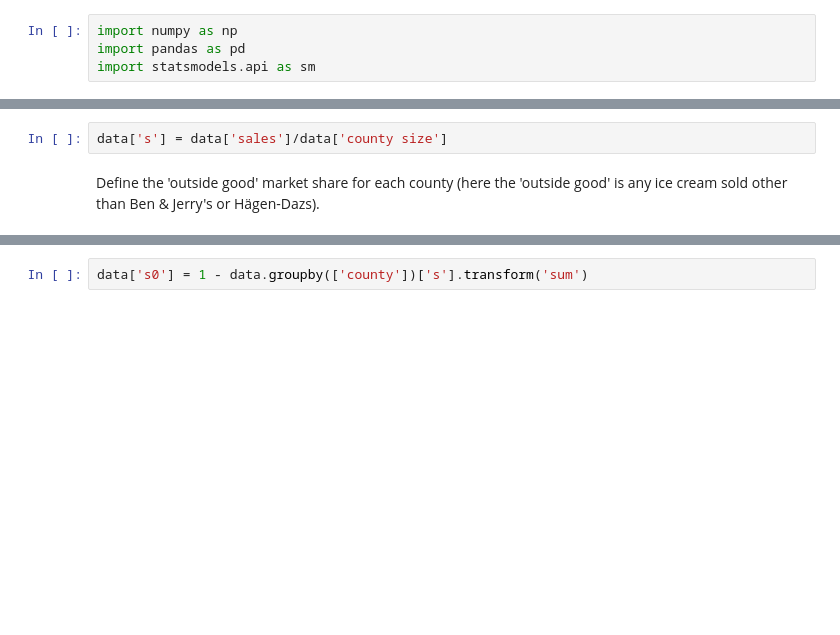
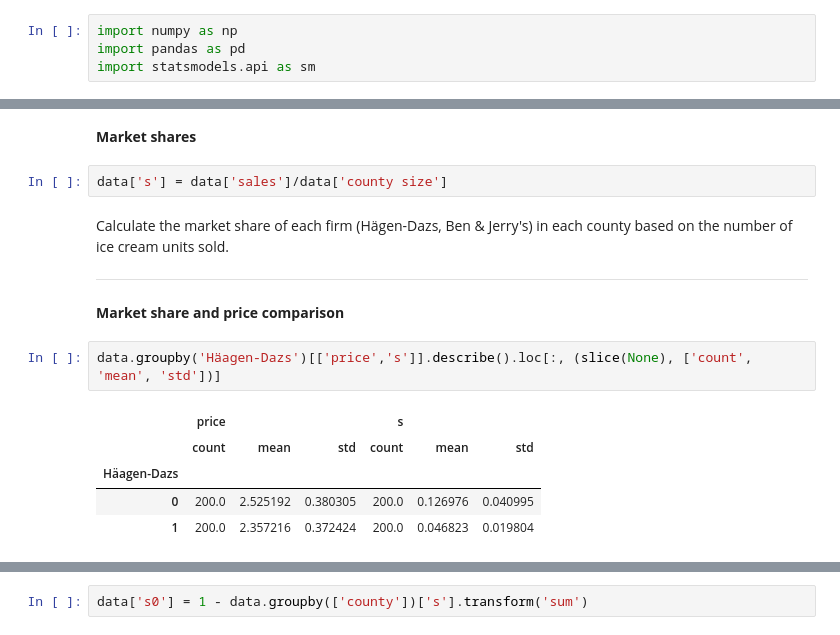
Before and after one commit to floriandendorfer/demand-estimation, a Jupyter notebook: code.ipynb, the cells around one changed output, grey strips where cells are left out. Saved outputs shown, nothing was run; the diff lists cells and outputs as text; blank space fills up the shorter version.

```diff
--- a/code.ipynb
+++ b/code.ipynb
@@ -18,4 +74,19 @@ Define the market share of each firm (Ben & Jerry's, Hägen-Dazs) in each county
+# %% [markdown]
+**Market shares**
 # %%
 data['s'] = data['sales']/data['county size']
-# %% [markdown]
-Define the 'outside good' market share for each county (here the 'outside good' is any ice cream sold other than Ben & Jerry's or Hägen-Dazs).
+# %% [markdown]
+Calculate the market share of each firm (Hägen-Dazs, Ben & Jerry's) in each county based on the number of ice cream units sold.
+
+
+---
+# %% [markdown]
+**Market share and price comparison**
+# %%
+data.groupby('Häagen-Dazs')[['price','s']].describe().loc[:, (slice(None), ['count', 'mean', 'std'])]
+# %% [output]
+|  | price |  |  | s |  |  |
+|  | count | mean | std | count | mean | std |
+| Häagen-Dazs |  |  |  |  |  |  |
+| 0 | 200.0 | 2.525192 | 0.380305 | 200.0 | 0.126976 | 0.040995 |
+| 1 | 200.0 | 2.357216 | 0.372424 | 200.0 | 0.046823 | 0.019804 |
```
Also changed, not shown: parts of 18 cells of this notebook.
